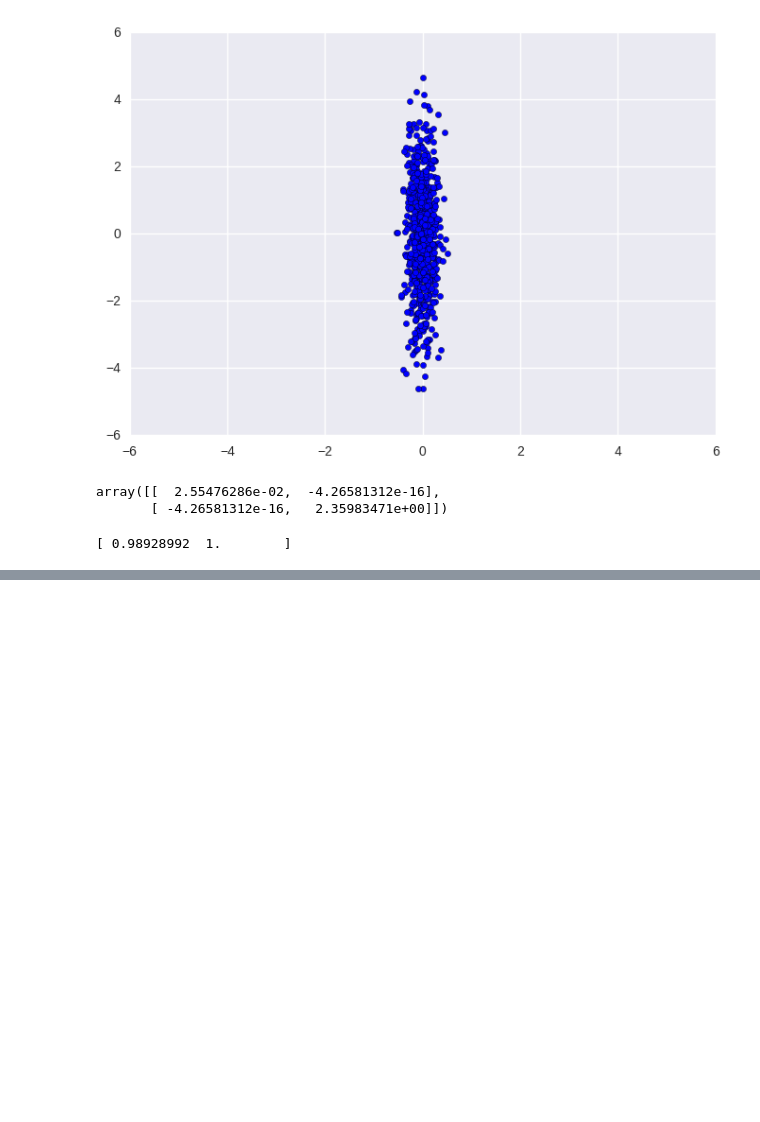
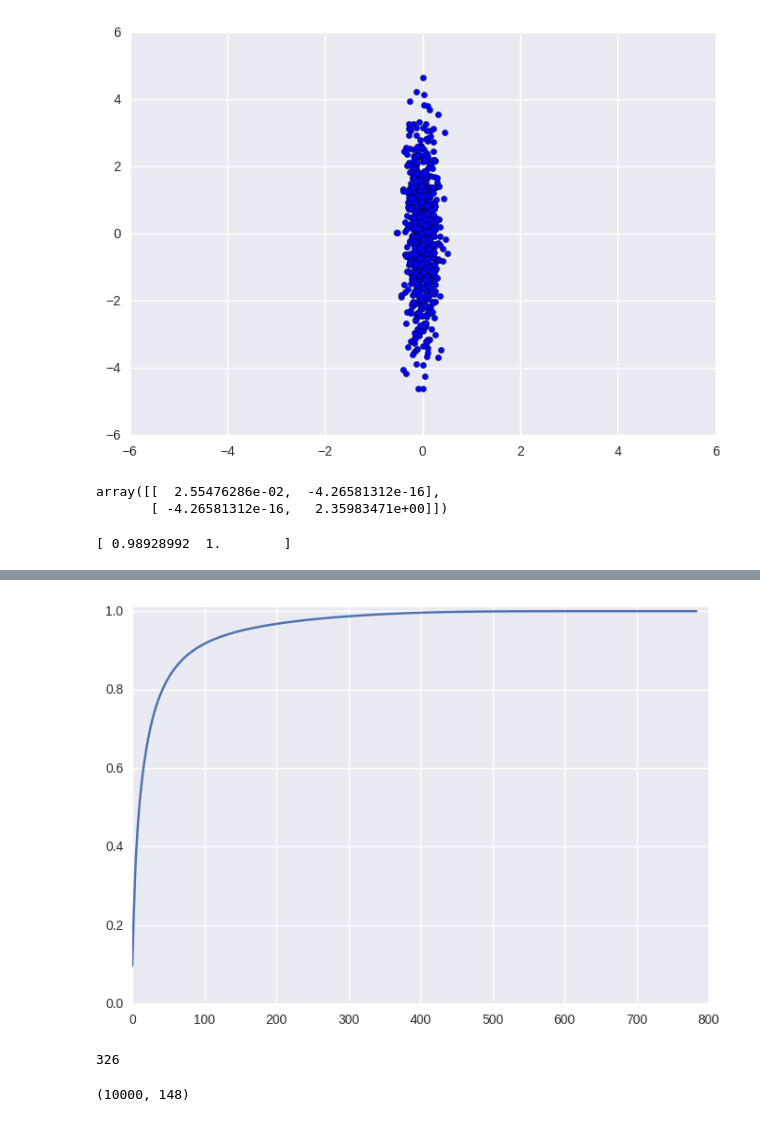
Before and after one commit to coding-blocks-archives/Perceptron_Summer_2017, a Jupyter notebook: class_06/PCA.ipynb, the cells around one changed output, grey strips where cells are left out. Drawn from its saved outputs; the diff is of its cells as text; code cells hidden in the pictures; blank space fills up the shorter version.

```diff
--- a/class_06/PCA.ipynb
+++ b/class_06/PCA.ipynb
@@ -83,0 +127,7 @@ print np.cumsum(lam[::-1]/lam.sum())
+# %%
+plt.figure(0)
+plt.ylim(0, 1.01)
+plt.plot(np.cumsum(sorted_lambda/sorted_lambda.sum()))
+plt.show()
+# %% [output]
+[figure, added]
@@ -83,0 +136,16 @@ print np.cumsum(lam[::-1]/lam.sum())
+# %%
+for ix in range(explained_variances_ratio.shape[0]):
+    if explained_variances_ratio[ix] <= 0.99:
+        pass
+    else:
+        print ix
+        break
+# %% [output]
+326
+# %%
+k = 148
+W = sorted_W[:, :k]
+Z = data.dot(W)
+print Z.shape
+# %% [output]
+(10000, 148)
```
Also changed, not shown: parts of 12 cells of this notebook.
